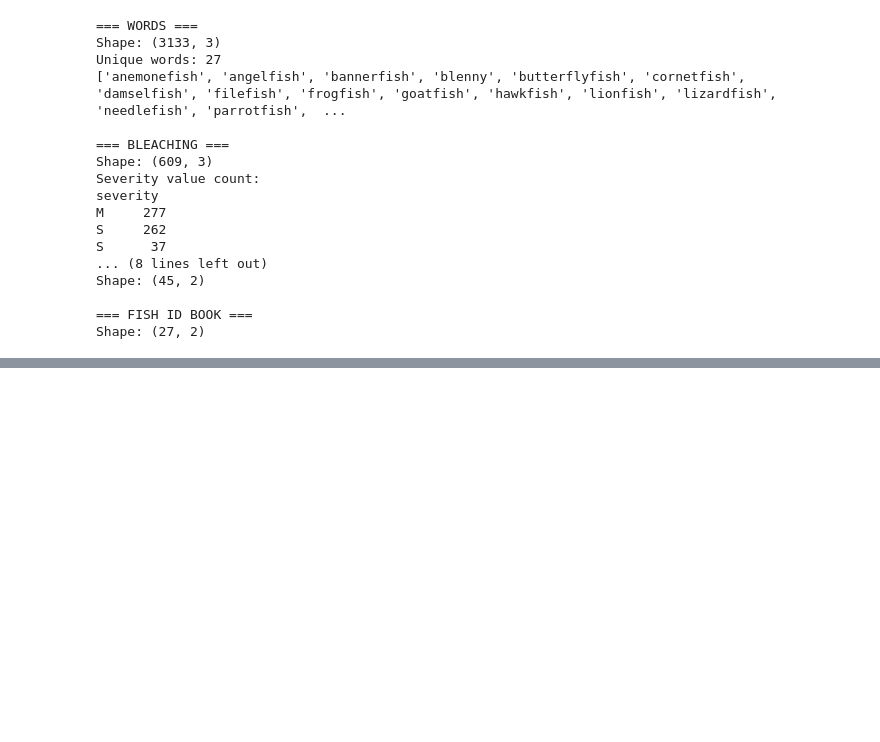
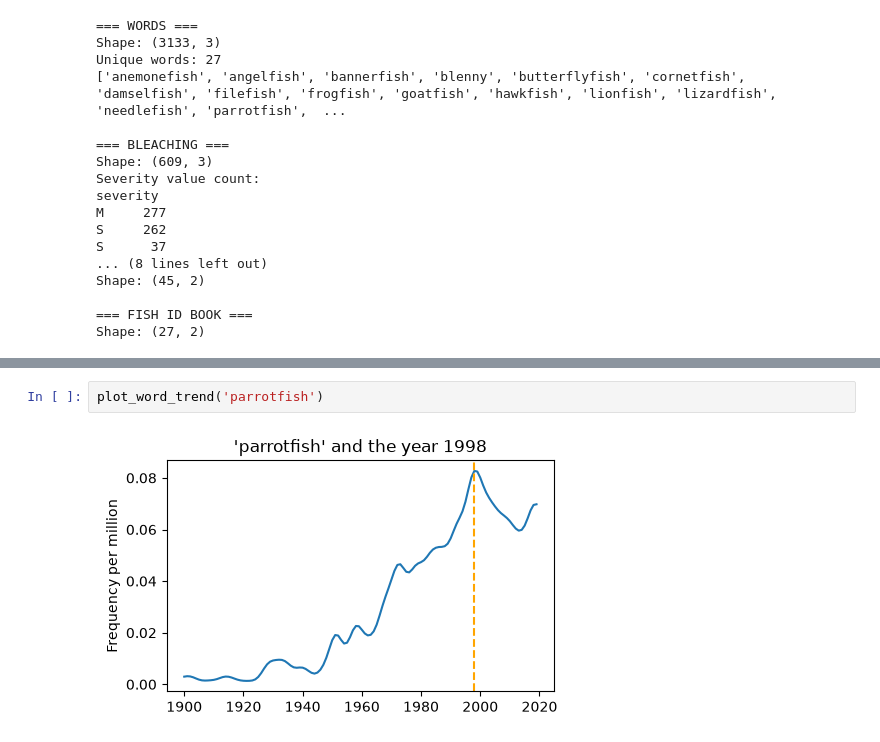
Before and after one commit to dakshita01/data-science-portfolio, a Jupyter notebook: 09-coral-conundrum/notebook/coral_conundrum.ipynb, the cells around one changed output, grey strips where cells are left out. Saved outputs shown, nothing was run; the diff lists cells and outputs as text; blank space fills up the shorter version.

```diff
--- a/09-coral-conundrum/notebook/coral_conundrum.ipynb
+++ b/09-coral-conundrum/notebook/coral_conundrum.ipynb
@@ -78,0 +98,4 @@ Shape: (27, 2)
+# %%
+plot_word_trend('parrotfish')
+# %% [output]
+[figure, added]
```
Also changed, not shown: parts of 4 cells of this notebook.
